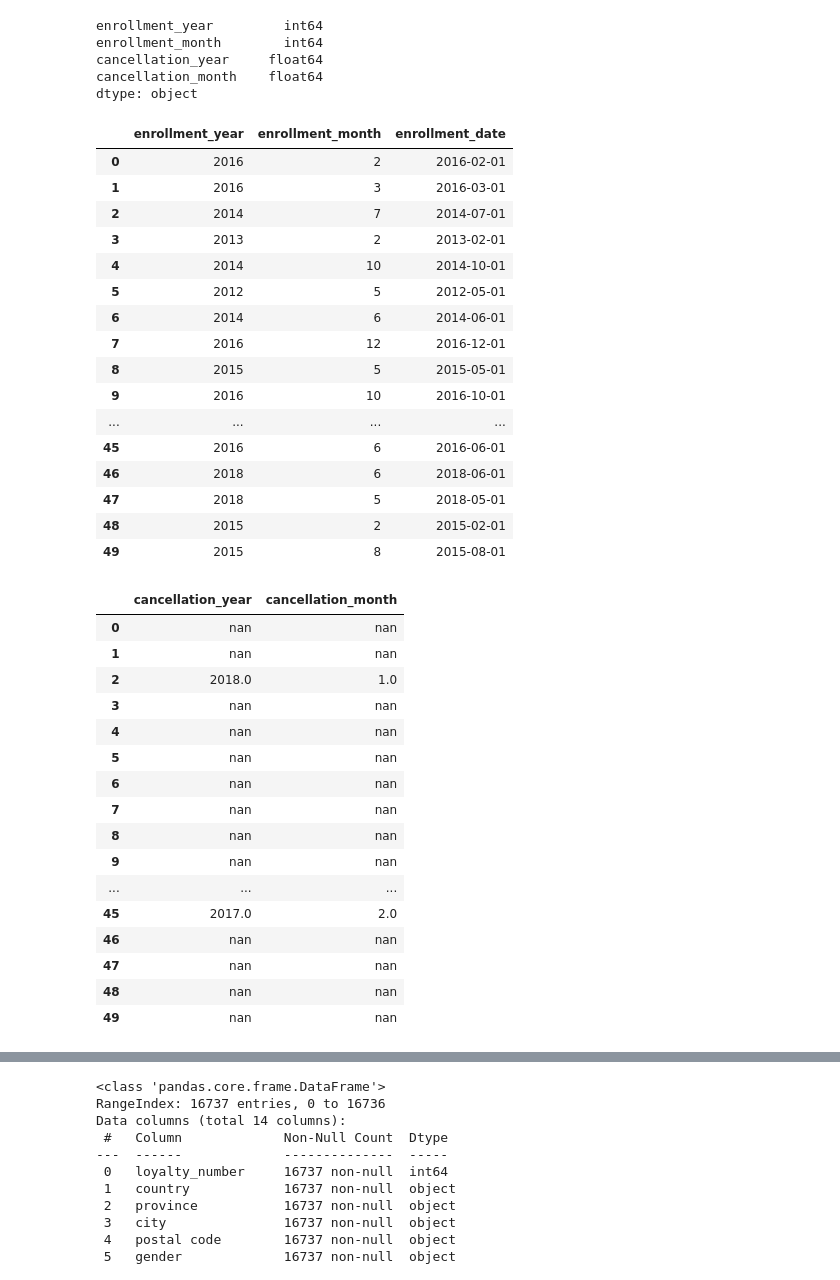
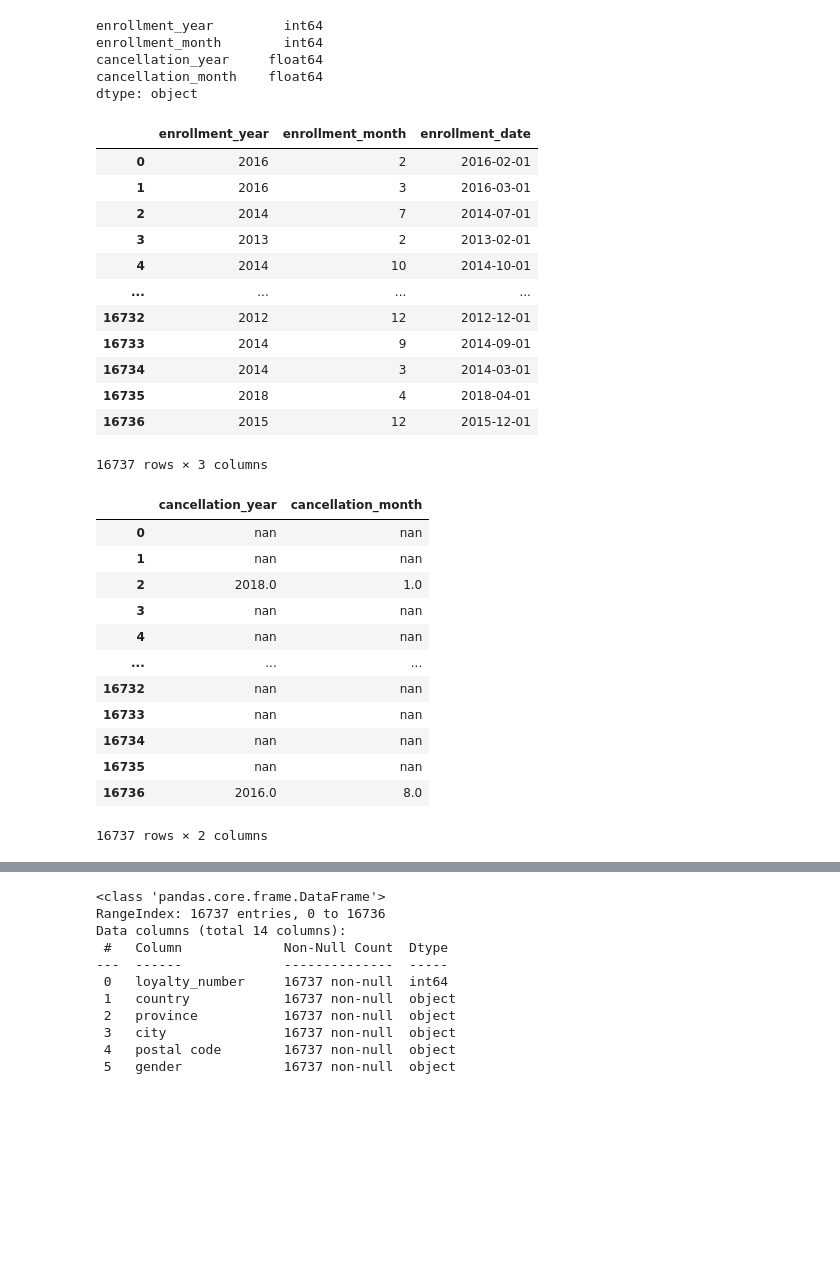
Before and after one commit to rml-lee/MYSQL-Tableau-Customer-Flights-Project, a Jupyter notebook: Data Cleaning & Exploration - Airline Loyalty Campaign Program Impact on Flights.ipynb, the cells around one changed output, grey strips where cells are left out. Saved outputs shown, nothing was run; the diff lists cells and outputs as text; code cells hidden in the pictures; blank space fills up the shorter version.

```diff
--- a/Data Cleaning & Exploration - Airline Loyalty Campaign Program Impact on Flights.ipynb
+++ b/Data Cleaning & Exploration - Airline Loyalty Campaign Program Impact on Flights.ipynb
@@ -171,25 +171,21 @@ dtype: object
 # %%
 # Combine enrollment_year and enrollment_month into a new DATE field named 'enrollment_date'
 loyalty['enrollment_date'] = pd.to_datetime(loyalty['enrollment_year'].astype(str) + '-' + loyalty['enrollment_month'].astype(str) + '-01')
-loyalty[['enrollment_year', 'enrollment_month', 'enrollment_date']].head(50)
+loyalty[['enrollment_year', 'enrollment_month', 'enrollment_date']]
 # %% [output]
 |  | enrollment_year | enrollment_month | enrollment_date |
 | 0 | 2016 | 2 | 2016-02-01 |
 | 1 | 2016 | 3 | 2016-03-01 |
 | 2 | 2014 | 7 | 2014-07-01 |
 | 3 | 2013 | 2 | 2013-02-01 |
 | 4 | 2014 | 10 | 2014-10-01 |
-| 5 | 2012 | 5 | 2012-05-01 |
-| 6 | 2014 | 6 | 2014-06-01 |
-| 7 | 2016 | 12 | 2016-12-01 |
-| 8 | 2015 | 5 | 2015-05-01 |
-| 9 | 2016 | 10 | 2016-10-01 |
 | ... | ... | ... | ... |
-| 45 | 2016 | 6 | 2016-06-01 |
-| 46 | 2018 | 6 | 2018-06-01 |
-| 47 | 2018 | 5 | 2018-05-01 |
-| 48 | 2015 | 2 | 2015-02-01 |
-| 49 | 2015 | 8 | 2015-08-01 |
+| 16732 | 2012 | 12 | 2012-12-01 |
+| 16733 | 2014 | 9 | 2014-09-01 |
+| 16734 | 2014 | 3 | 2014-03-01 |
+| 16735 | 2018 | 4 | 2018-04-01 |
+| 16736 | 2015 | 12 | 2015-12-01 |
+16737 rows × 3 columns
 # %%
 # Drop enrollment_year and enrollment_month
 loyalty.drop(columns = ['enrollment_year', 'enrollment_month'], inplace = True)
@@ -197,7 +193,7 @@ loyalty.drop(columns = ['enrollment_year', 'enrollment_month'], inplace = True)
 # Convert cancellation_year and cancellation_month to object (string)
 loyalty['cancellation_year'] = loyalty['cancellation_year'].astype(str)
 loyalty['cancellation_month'] = loyalty['cancellation_month'].astype(str)
-loyalty[['cancellation_year', 'cancellation_month']].head(50)
+loyalty[['cancellation_year', 'cancellation_month']]
 # %% [output]
 |  | cancellation_year | cancellation_month |
 | 0 | nan | nan |
@@ -205,17 +201,13 @@ loyalty[['cancellation_year', 'cancellation_month']].head(50)
 | 2 | 2018.0 | 1.0 |
 | 3 | nan | nan |
 | 4 | nan | nan |
-| 5 | nan | nan |
-| 6 | nan | nan |
-| 7 | nan | nan |
-| 8 | nan | nan |
-| 9 | nan | nan |
 | ... | ... | ... |
-| 45 | 2017.0 | 2.0 |
-| 46 | nan | nan |
-| 47 | nan | nan |
-| 48 | nan | nan |
-| 49 | nan | nan |
+| 16732 | nan | nan |
+| 16733 | nan | nan |
+| 16734 | nan | nan |
+| 16735 | nan | nan |
+| 16736 | 2016.0 | 8.0 |
+16737 rows × 2 columns
 # %%
 # Remove decimal point from years
 loyalty['cancellation_year'] = loyalty['cancellation_year'].str.replace('.0', '')
```
Also changed, not shown: parts of 4 cells of this notebook.
